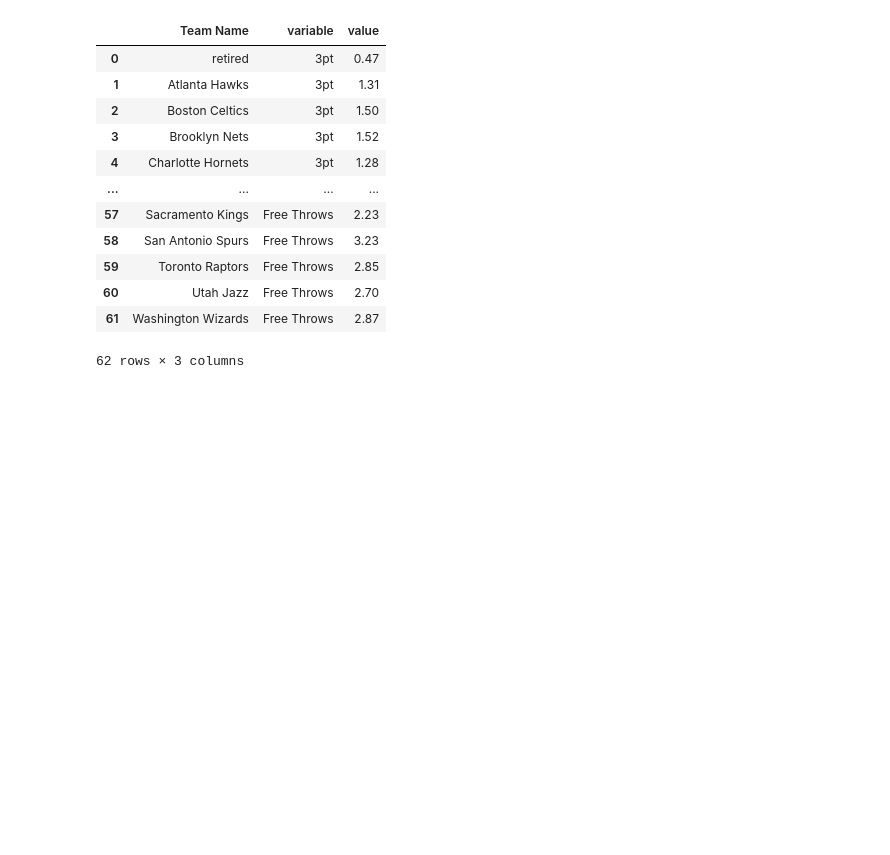
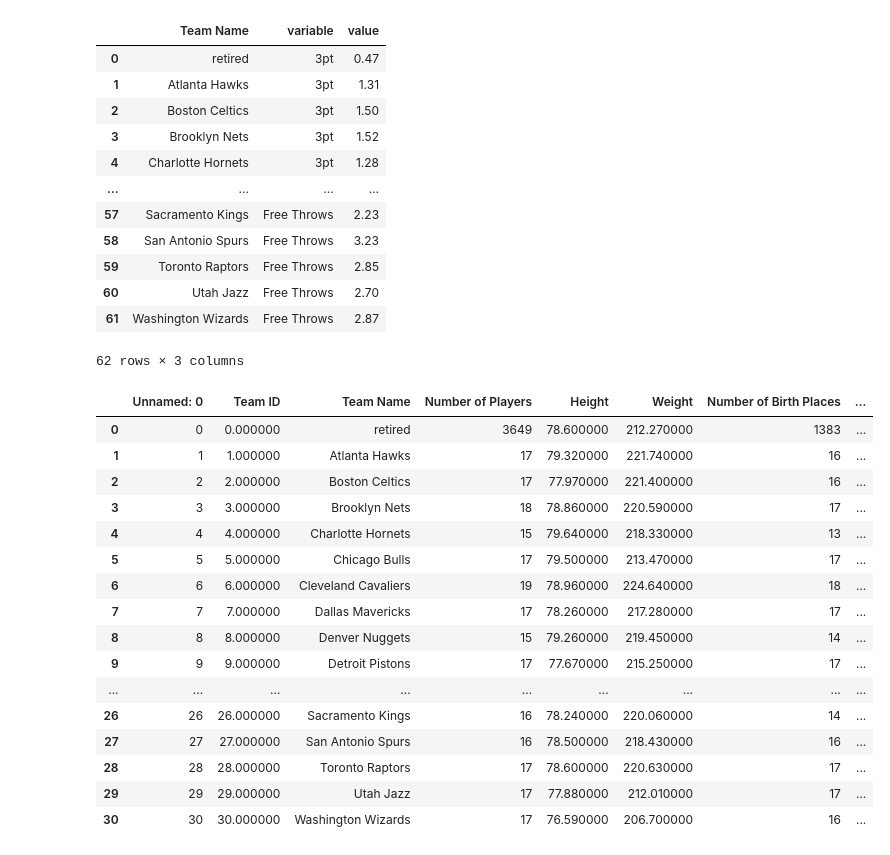
Before and after one commit to olesasha/InfoViz, a Jupyter notebook: help.ipynb, the cells around one changed output. Saved outputs shown, nothing was run; the diff lists cells and outputs as text; code cells hidden in the pictures; blank space fills up the shorter version.

```diff
--- a/help.ipynb
+++ b/help.ipynb
@@ -20,3 +66,23 @@ pd.melt(team_data, id_vars=["Team Name"])
 | 60 | Utah Jazz | Free Throws | 2.70 |
 | 61 | Washington Wizards | Free Throws | 2.87 |
 62 rows × 3 columns
+# %%
+team_data.style.background_gradient(cmap='Blues')
+# %% [output]
+|  | Unnamed: 0 | Team ID | Team Name | Number of Players | Height | Weight | Number of Birth Places | ... |
+| 0 | 0 | 0.000000 | retired | 3649 | 78.600000 | 212.270000 | 1383 | ... |
+| 1 | 1 | 1.000000 | Atlanta Hawks | 17 | 79.320000 | 221.740000 | 16 | ... |
+| 2 | 2 | 2.000000 | Boston Celtics | 17 | 77.970000 | 221.400000 | 16 | ... |
+| 3 | 3 | 3.000000 | Brooklyn Nets | 18 | 78.860000 | 220.590000 | 17 | ... |
+| 4 | 4 | 4.000000 | Charlotte Hornets | 15 | 79.640000 | 218.330000 | 13 | ... |
+| 5 | 5 | 5.000000 | Chicago Bulls | 17 | 79.500000 | 213.470000 | 17 | ... |
+| 6 | 6 | 6.000000 | Cleveland Cavaliers | 19 | 78.960000 | 224.640000 | 18 | ... |
+| 7 | 7 | 7.000000 | Dallas Mavericks | 17 | 78.260000 | 217.280000 | 17 | ... |
+| 8 | 8 | 8.000000 | Denver Nuggets | 15 | 79.260000 | 219.450000 | 14 | ... |
+| 9 | 9 | 9.000000 | Detroit Pistons | 17 | 77.670000 | 215.250000 | 17 | ... |
+| ... | ... | ... | ... | ... | ... | ... | ... | ... |
+| 26 | 26 | 26.000000 | Sacramento Kings | 16 | 78.240000 | 220.060000 | 14 | ... |
+| 27 | 27 | 27.000000 | San Antonio Spurs | 16 | 78.500000 | 218.430000 | 16 | ... |
+| 28 | 28 | 28.000000 | Toronto Raptors | 17 | 78.600000 | 220.630000 | 17 | ... |
+| 29 | 29 | 29.000000 | Utah Jazz | 17 | 77.880000 | 212.010000 | 17 | ... |
+| 30 | 30 | 30.000000 | Washington Wizards | 17 | 76.590000 | 206.700000 | 16 | ... |
```
Also changed, not shown: parts of 5 cells of this notebook, 2 other files.
